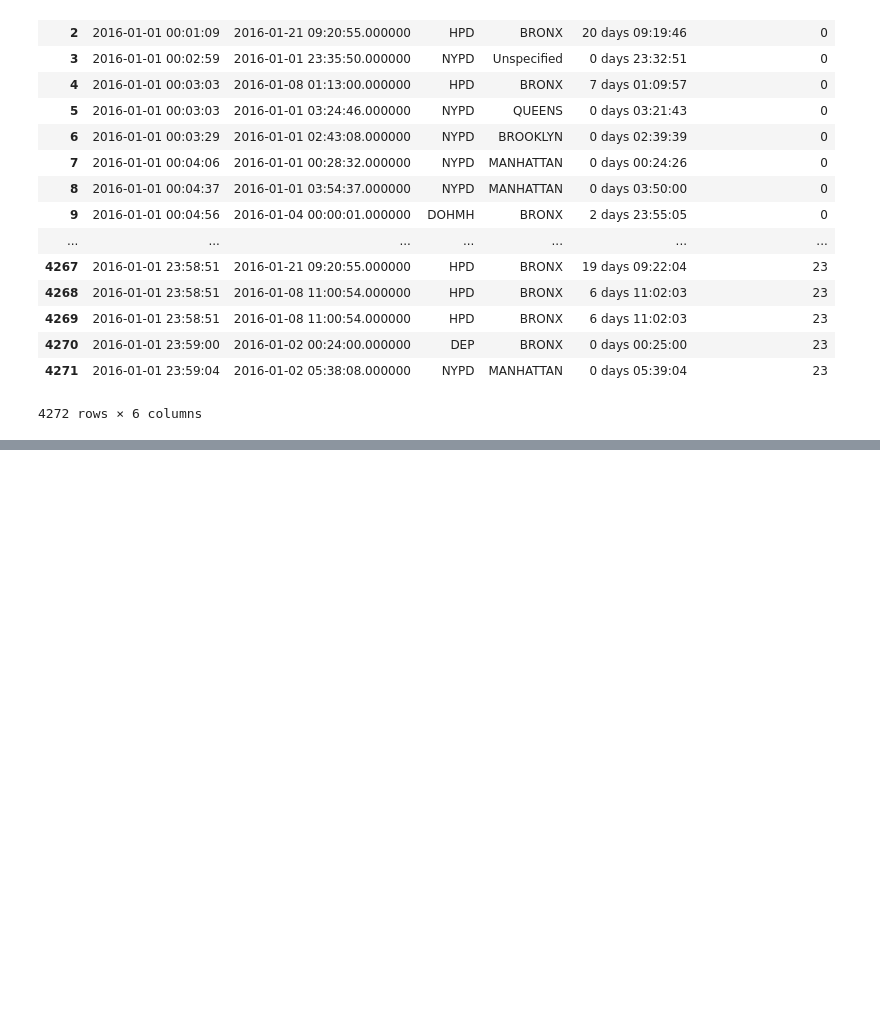
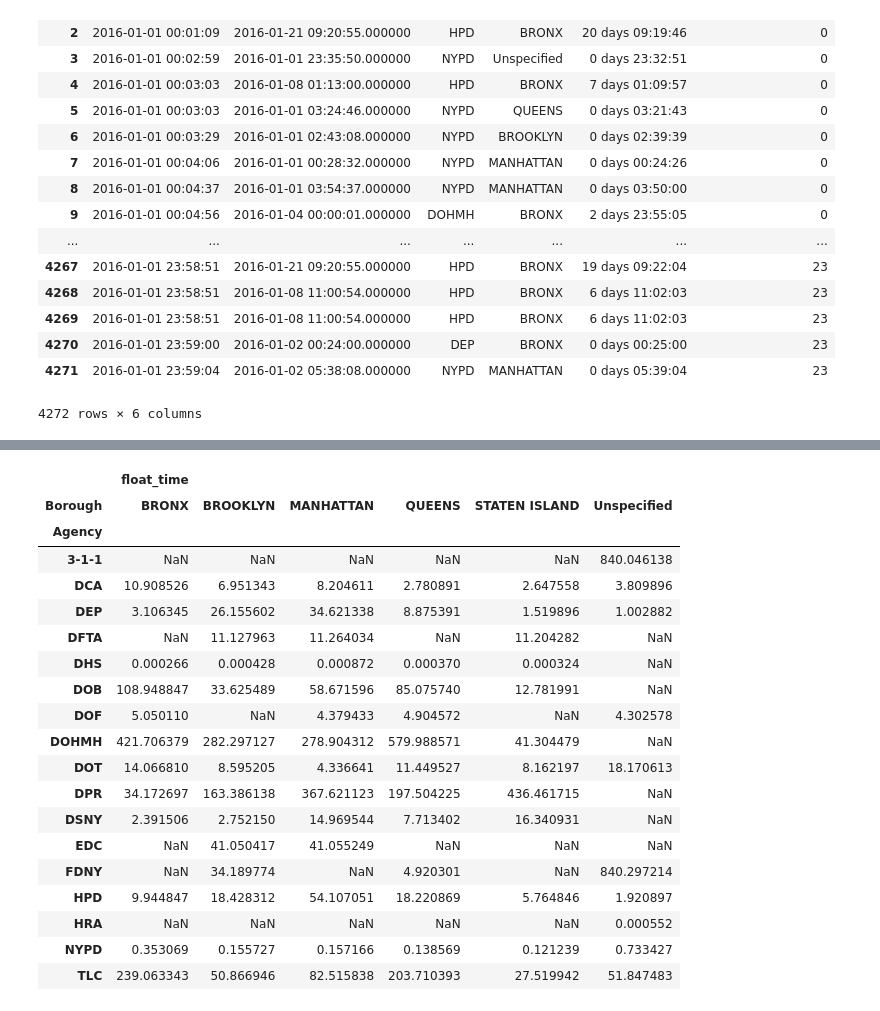
Before and after one commit to ambuilding/Python, a Jupyter notebook: columbiaAnalytics/dataAV/Data processing.ipynb, the cells around one changed output, grey strips where cells are left out. Cells and saved outputs as stored; diff of their text form; code cells hidden in the pictures; blank space fills up the shorter version.

```diff
--- a/columbiaAnalytics/dataAV/Data processing.ipynb
+++ b/columbiaAnalytics/dataAV/Data processing.ipynb
@@ -169,0 +254,23 @@ newdata.to_csv('output1.csv')
+# %%
+agency_borough
+# %% [output]
+|  | float_time |  |  |  |  |  |
+| Borough | BRONX | BROOKLYN | MANHATTAN | QUEENS | STATEN ISLAND | Unspecified |
+| Agency |  |  |  |  |  |  |
+| 3-1-1 | NaN | NaN | NaN | NaN | NaN | 840.046138 |
+| DCA | 10.908526 | 6.951343 | 8.204611 | 2.780891 | 2.647558 | 3.809896 |
+| DEP | 3.106345 | 26.155602 | 34.621338 | 8.875391 | 1.519896 | 1.002882 |
+| DFTA | NaN | 11.127963 | 11.264034 | NaN | 11.204282 | NaN |
+| DHS | 0.000266 | 0.000428 | 0.000872 | 0.000370 | 0.000324 | NaN |
+| DOB | 108.948847 | 33.625489 | 58.671596 | 85.075740 | 12.781991 | NaN |
+| DOF | 5.050110 | NaN | 4.379433 | 4.904572 | NaN | 4.302578 |
+| DOHMH | 421.706379 | 282.297127 | 278.904312 | 579.988571 | 41.304479 | NaN |
+| DOT | 14.066810 | 8.595205 | 4.336641 | 11.449527 | 8.162197 | 18.170613 |
+| DPR | 34.172697 | 163.386138 | 367.621123 | 197.504225 | 436.461715 | NaN |
+| DSNY | 2.391506 | 2.752150 | 14.969544 | 7.713402 | 16.340931 | NaN |
+| EDC | NaN | 41.050417 | 41.055249 | NaN | NaN | NaN |
+| FDNY | NaN | 34.189774 | NaN | 4.920301 | NaN | 840.297214 |
+| HPD | 9.944847 | 18.428312 | 54.107051 | 18.220869 | 5.764846 | 1.920897 |
+| HRA | NaN | NaN | NaN | NaN | NaN | 0.000552 |
+| NYPD | 0.353069 | 0.155727 | 0.157166 | 0.138569 | 0.121239 | 0.733427 |
+| TLC | 239.063343 | 50.866946 | 82.515838 | 203.710393 | 27.519942 | 51.847483 |
```
Also changed, not shown: parts of 12 cells of this notebook, 2 other files.
